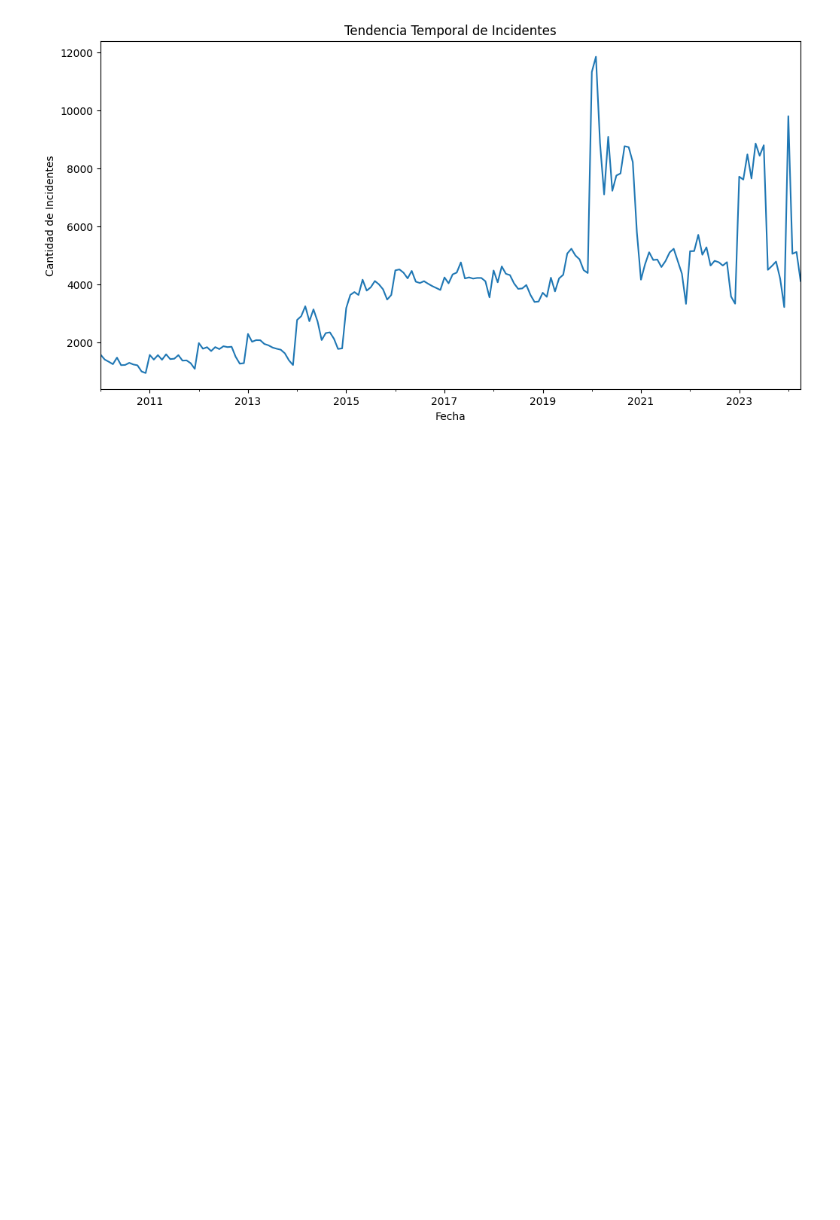
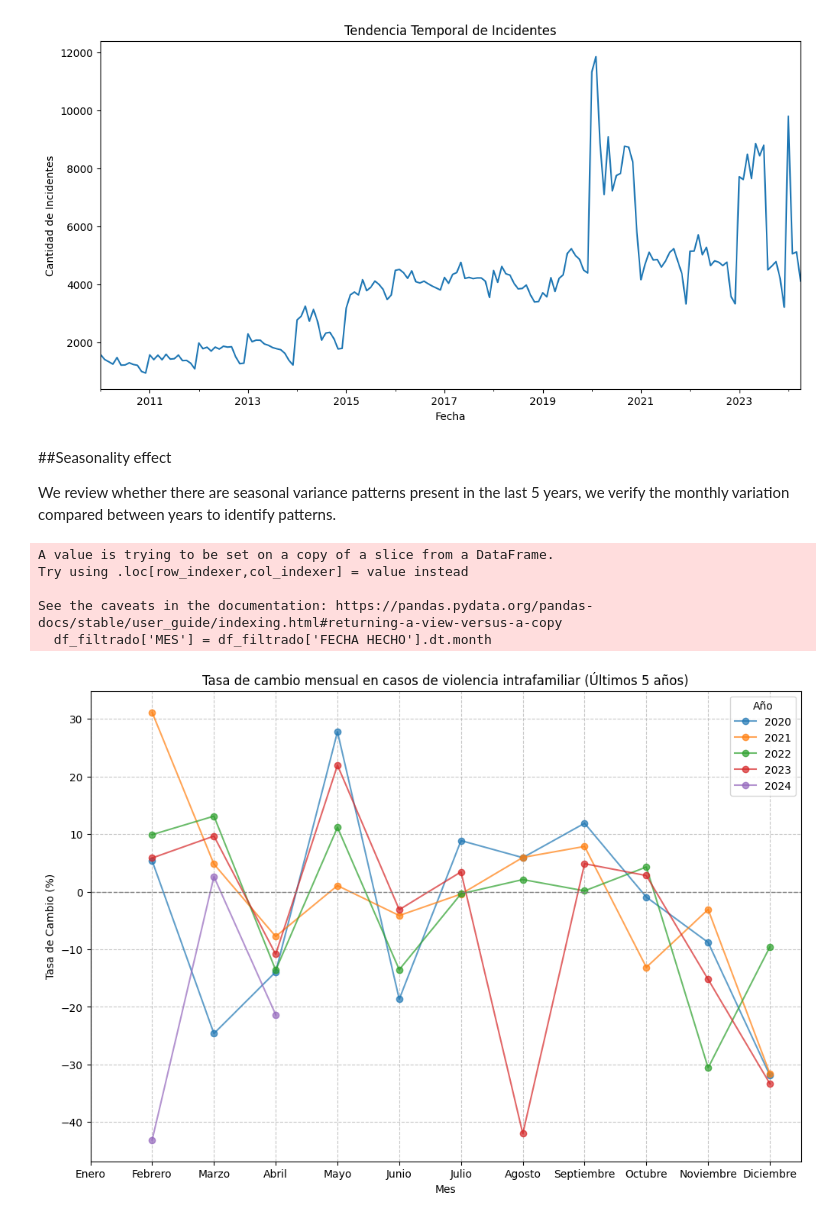
Before and after one commit to VictorAlexanderM/Analitica_datos, a Jupyter notebook: Tratamiento_analitica_datos_unidad1.ipynb, the cells around one changed output. Cells and saved outputs as stored; diff of their text form; code cells hidden in the pictures; blank space fills up the shorter version.

Commit message:
Seasonal_variance

```diff
--- a/Tratamiento_analitica_datos_unidad1.ipynb
+++ b/Tratamiento_analitica_datos_unidad1.ipynb
@@ -37,9 +38,9 @@ print(ruta_absoluta)
 # %% [output]
 c:\Users\ALEXANDER\Documents\Especializacion\Tratamiento_y_analitica_datos\Tarea1\Codigo\Analitica_datos\Files\obs_intrafamiliar.xlsx
 # %%
-#Reading input file CSV
 df_police_report= pd.read_csv(National_police_report_route)
-
+df_police_report['FECHA HECHO'] = pd.to_datetime(df_police_report['FECHA HECHO'], format='%d/%m/%Y')
+df_police_report['AÑO'] = df_police_report['FECHA HECHO'].dt.year
 print("List of fields and data types:")
 print(df_police_report.dtypes)
 # %% [output]
@@ -140,8 +141,6 @@ Passing `palette` without assigning `hue` is deprecated and will be removed in v
 [figure]
 # %%
 #Incidents temporay distributiono using:  FECHA HECHO.
-
-df_police_report['FECHA HECHO'] = pd.to_datetime(df_police_report['FECHA HECHO'])
 df_tiempo = df_police_report.groupby(df_police_report['FECHA HECHO'].dt.to_period('M')).size()
 df_tiempo.plot(kind='line', figsize=(12, 6))
 plt.title('Tendencia Temporal de Incidentes')
@@ -150,3 +149,43 @@ plt.ylabel('Cantidad de Incidentes')
 plt.show()
 # %% [output]
 [figure]
+# %% [markdown]
+##Seasonality effect
+
+We review whether there are seasonal variance patterns present in the last 5 years, we verify the monthly variation compared between years to identify patterns.
+# %%
+# We get the last 5 years
+año_max = df_police_report['FECHA HECHO'].dt.year.max()
+años_filtrados = list(range(año_max - 4, año_max + 1))
+df_filtrado = df_police_report[df_police_report['FECHA HECHO'].dt.year.isin(años_filtrados)]
+
+# year and month filtering to get total monthly cases
+df_filtrado['MES'] = df_filtrado['FECHA HECHO'].dt.month
+casos_mensuales = df_filtrado.groupby(['AÑO', 'MES'])['CANTIDAD'].sum().reset_index()
+
+# Calculus: monthly exchange rate
+casos_mensuales['TASA_CAMBIO'] = (casos_mensuales.groupby('AÑO')['CANTIDAD'].pct_change() * 100).round(2)
+
+# Graph
+plt.figure(figsize=(12, 8))
+for año in años_filtrados:
+    datos_año = casos_mensuales[casos_mensuales['AÑO'] == año]
+    plt.plot(datos_año['MES'], datos_año['TASA_CAMBIO'], marker='o', label=f'{año}', alpha=0.7)
+
+# Graph properties
+plt.title('Tasa de cambio mensual en casos de violencia intrafamiliar (Últimos 5 años)')
+plt.xlabel('Mes')
+plt.ylabel('Tasa de Cambio (%)')
+plt.xticks(range(1, 13), labels=['Enero', 'Febrero', 'Marzo', 'Abril', 'Mayo', 'Junio', 'Julio', 'Agosto', 'Septiembre', 'Octubre', 'Noviembre', 'Diciembre'])
+plt.axhline(0, color='gray', linestyle='--', linewidth=1)  # Línea de referencia en 0%
+plt.legend(title="Año")
+plt.grid(True, linestyle='--', alpha=0.7)
+
+plt.show()
+# %% [output]
+A value is trying to be set on a copy of a slice from a DataFrame.
+Try using .loc[row_indexer,col_indexer] = value instead
+
+See the caveats in the documentation: https://pandas.pydata.org/pandas-docs/stable/user_guide/indexing.html#returning-a-view-versus-a-copy
+  df_filtrado['MES'] = df_filtrado['FECHA HECHO'].dt.month
+[figure, added]
```
Also changed, not shown: parts of 5 cells of this notebook, 1 other file.
